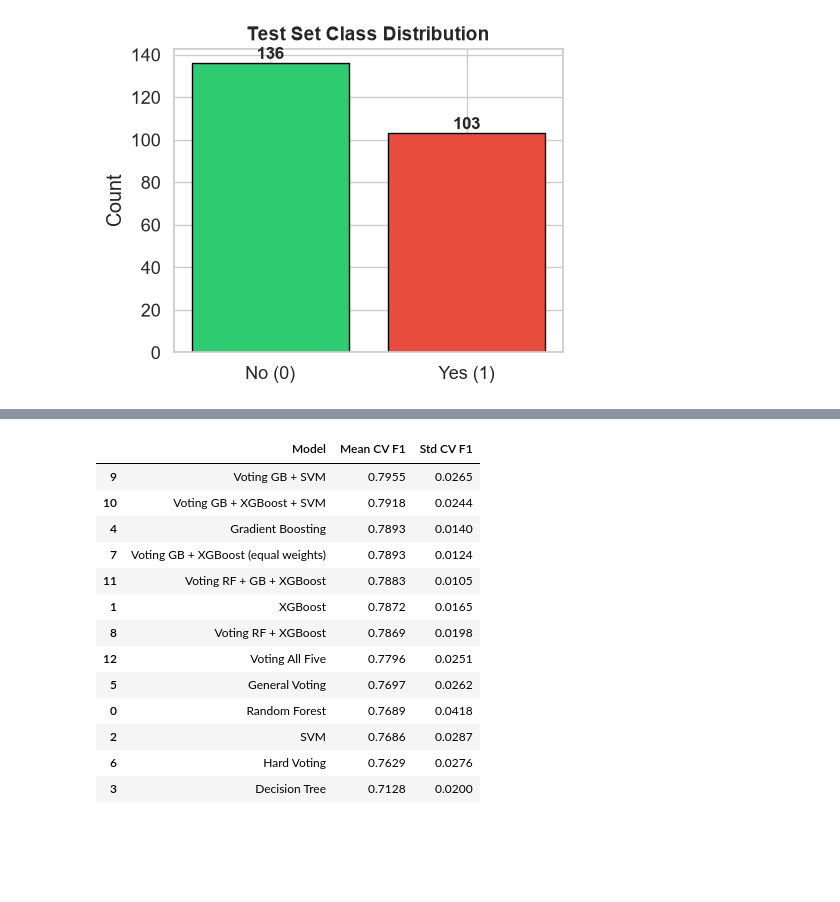
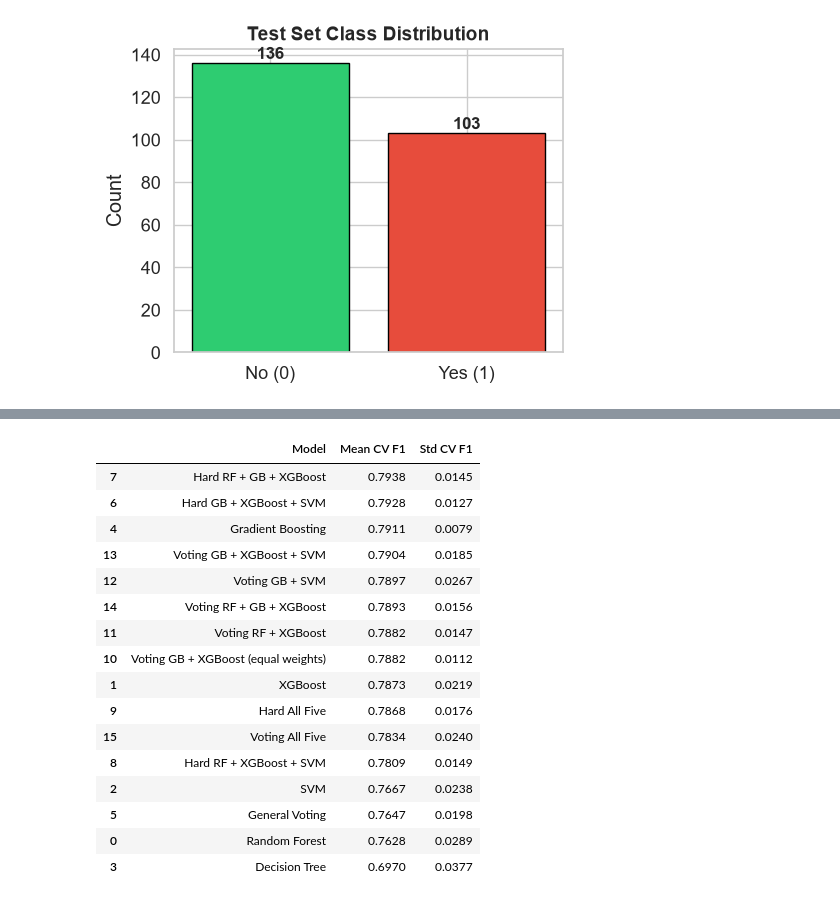
Before and after one commit to celotip/Employee-Attrition-Prediction, a Jupyter notebook: saudi/saudi-notebook.ipynb, the cells around one changed output, grey strips where cells are left out. Saved outputs shown, nothing was run; the diff lists cells and outputs as text; code cells hidden in the pictures; blank space fills up the shorter version.

```diff
--- a/saudi/saudi-notebook.ipynb
+++ b/saudi/saudi-notebook.ipynb
@@ -684,6 +652,0 @@ PREPROCESSING SUMMARY
-# %%
-# Display first few rows of the encoded data (ready for ML)
-print("Preprocessed DataFrame (Encoded - Ready for ML):")
-print(f"Shape: {df.shape}")
-pd.set_option('display.max_columns', None)
-df.head()
@@ -884,7 +826,7 @@ from imblearn.pipeline import Pipeline as ImbPipeline
 from imblearn.over_sampling import SMOTE
 
 print("="*60)
-print("F1-OPTIMISED MODEL TUNING AND VOTING EVALUATION - IBM")
+print("F1-OPTIMISED MODEL TUNING AND VOTING EVALUATION - Saudi")
 print("="*60)
 
 scoring_metric = "f1"
@@ -925,7 +867,7 @@ def prefix_grid(grid, prefix="clf"):
 def build_model_pipeline(estimator, use_smote=True, smote_seed=None):
     steps = [
         ("target_encode", MEstimateTargetEncoder(columns=nominal_cols, m=m_value)),
-        ("scale", StandardScaler()),
+        ("scale_non_binary", NonBinaryStandardScaler(binary_columns=binary_cols)),
     ]
     if use_smote:
         steps.append(("smote", SMOTE(random_state=SEED if smote_seed is None else smote_seed)))
@@ -965,17 +907,24 @@ voting_clf = VotingClassifier(
     estimators=[("rf", clone(rf)), ("gb", clone(gb)), ("svm", clone(svm)), ("dt", clone(dt))],
     voting="soft",
 )
-voting_clf_hard = VotingClassifier(
-    estimators=[("rf", clone(rf)), ("gb", clone(gb)), ("svm", clone(svm)), ("dt", clone(dt))],
-    voting="hard",
-)
 
 # Every voting combination is evaluated and optimized independently. The
 # additional combinations are shown in tables but are not added to the main
 # top-N figure.
 voting_models = {
     "General Voting": voting_clf,
-    "Hard Voting": voting_clf_hard,
+    "Hard GB + XGBoost + SVM": VotingClassifier(
+        estimators=[("gb", clone(gb)), ("xgb", clone(xgb)), ("svm", clone(svm))], voting="hard"
+    ),
+    "Hard RF + GB + XGBoost": VotingClassifier(
+        estimators=[("rf", clone(rf)), ("gb", clone(gb)), ("xgb", clone(xgb))], voting="hard"
+    ),
+    "Hard RF + XGBoost + SVM": VotingClassifier(
+        estimators=[("rf", clone(rf)), ("xgb", clone(xgb)), ("svm", clone(svm))], voting="hard"
+    ),
+    "Hard All Five": VotingClassifier(
+        estimators=[("rf", clone(rf)), ("gb", clone(gb)), ("xgb", clone(xgb)), ("svm", clone(svm)), ("dt", clone(dt))], voting="hard"
+    ),
     "Voting GB + XGBoost (equal weights)": VotingClassifier(
         estimators=[("gb", clone(gb)), ("xgb", clone(xgb))],
         voting="soft",
@@ -1034,7 +983,7 @@ def positive_scores(fitted_model, X):
     except (AttributeError, NotImplementedError):
         if hasattr(fitted_model, "decision_function"):
             return fitted_model.decision_function(X)
-        return fitted_model.predict(X)
+        return None
 
 def run_to_run_variance(estimator, X_features, y_target, model_name, seeds=(SEED, SEED + 1, SEED + 2)):
     """Evaluate CV-F1 stability across seeds for a fixed feature subset."""
@@ -1080,14 +1029,17 @@ Voting All Five: mean CV F1=0.7796, std=0.0251
 |  | Model | Mean CV F1 | Std CV F1 |
-| 9 | Voting GB + SVM | 0.7955 | 0.0265 |
-| 10 | Voting GB + XGBoost + SVM | 0.7918 | 0.0244 |
-| 4 | Gradient Boosting | 0.7893 | 0.0140 |
-| 7 | Voting GB + XGBoost (equal weights) | 0.7893 | 0.0124 |
-| 11 | Voting RF + GB + XGBoost | 0.7883 | 0.0105 |
-| 1 | XGBoost | 0.7872 | 0.0165 |
-| 8 | Voting RF + XGBoost | 0.7869 | 0.0198 |
-| 12 | Voting All Five | 0.7796 | 0.0251 |
-| 5 | General Voting | 0.7697 | 0.0262 |
-| 0 | Random Forest | 0.7689 | 0.0418 |
-| 2 | SVM | 0.7686 | 0.0287 |
-| 6 | Hard Voting | 0.7629 | 0.0276 |
-| 3 | Decision Tree | 0.7128 | 0.0200 |
+| 7 | Hard RF + GB + XGBoost | 0.7938 | 0.0145 |
+| 6 | Hard GB + XGBoost + SVM | 0.7928 | 0.0127 |
+| 4 | Gradient Boosting | 0.7911 | 0.0079 |
+| 13 | Voting GB + XGBoost + SVM | 0.7904 | 0.0185 |
+| 12 | Voting GB + SVM | 0.7897 | 0.0267 |
+| 14 | Voting RF + GB + XGBoost | 0.7893 | 0.0156 |
+| 11 | Voting RF + XGBoost | 0.7882 | 0.0147 |
+| 10 | Voting GB + XGBoost (equal weights) | 0.7882 | 0.0112 |
+| 1 | XGBoost | 0.7873 | 0.0219 |
+| 9 | Hard All Five | 0.7868 | 0.0176 |
+| 15 | Voting All Five | 0.7834 | 0.0240 |
+| 8 | Hard RF + XGBoost + SVM | 0.7809 | 0.0149 |
+| 2 | SVM | 0.7667 | 0.0238 |
+| 5 | General Voting | 0.7647 | 0.0198 |
+| 0 | Random Forest | 0.7628 | 0.0289 |
+| 3 | Decision Tree | 0.6970 | 0.0377 |
```
Also changed, not shown: parts of 39 cells of this notebook, 3 other files.
